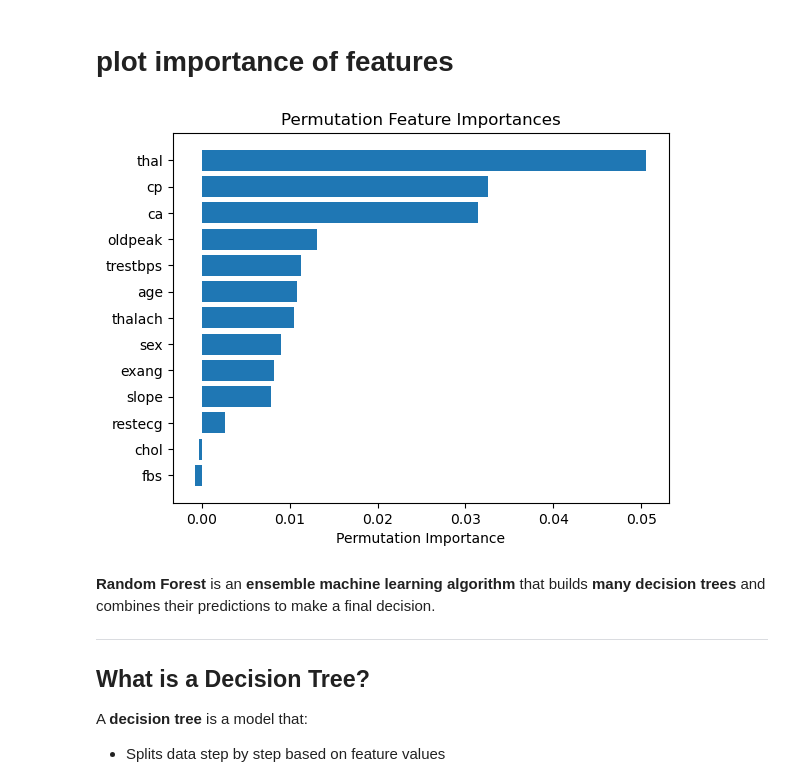
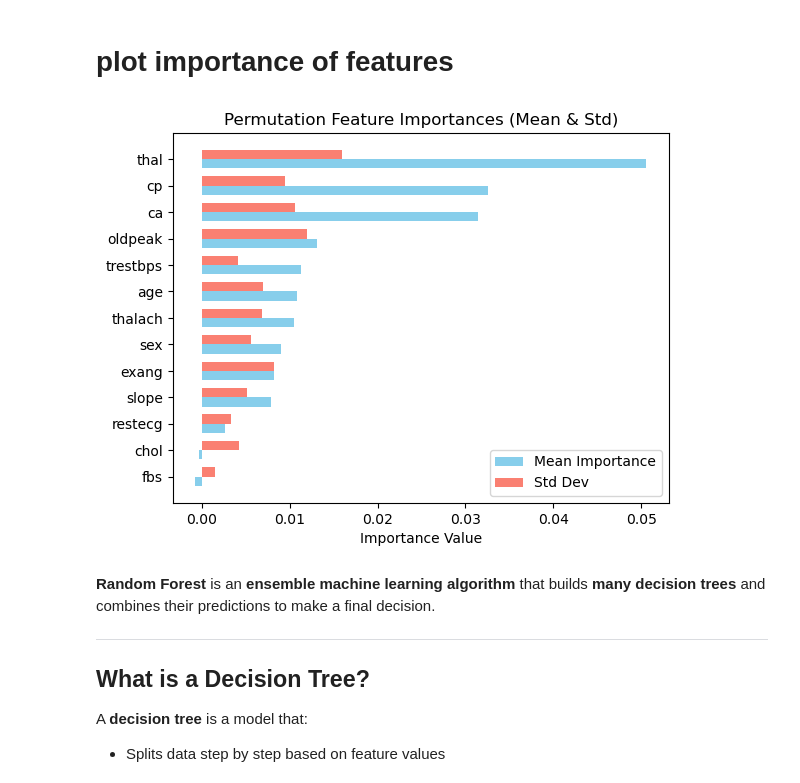
Before and after one commit to S66K22/MaktabHomeworks, a Jupyter notebook: hw08/forests.ipynb, the cells around one changed output. Saved outputs shown, nothing was run; the diff lists cells and outputs as text; code cells hidden in the pictures.

```diff
--- a/hw08/forests.ipynb
+++ b/hw08/forests.ipynb
@@ -481,22 +481,34 @@ rf_clf.score(test_data.iloc[:, :-1], test_data.iloc[:, -1])
 # %%
 from sklearn.inspection import permutation_importance
 
 feature_names = train_data.columns[:-1]
 
 result = permutation_importance(
     rf_clf, train_data.iloc[:, :-1], train_data.iloc[:, -1], n_repeats=10, random_state=42
 )
 
 sorted_idx = result.importances_mean.argsort()
+means = result.importances_mean[sorted_idx]
+stds = result.importances_std[sorted_idx]
+names = [feature_names[i] for i in sorted_idx]
 
-plt.figure()
-plt.barh(range(len(sorted_idx)), result.importances_mean[sorted_idx])
-plt.yticks(range(len(sorted_idx)), [feature_names[i] for i in sorted_idx])
-plt.xlabel("Permutation Importance")
-plt.title("Permutation Feature Importances")
+# Set up bar width and positions
+bar_width = 0.35
+y_pos = np.arange(len(names))
+
+# Plot mean importance
+plt.barh(y_pos, means, bar_width, label='Mean Importance', color='skyblue')
+
+# Plot std side by side
+plt.barh(y_pos + bar_width, stds, bar_width, label='Std Dev', color='salmon')
+
+plt.yticks(y_pos + bar_width / 2, names)
+plt.xlabel('Importance Value')
+plt.title('Permutation Feature Importances (Mean & Std)')
+plt.legend()
 plt.show()
 # %% [output]
-[figure, old version]
+[figure, new version]
 # %% [markdown]
 **Random Forest** is an **ensemble machine learning algorithm** that builds **many decision trees** and combines their predictions to make a final decision.
 
```
